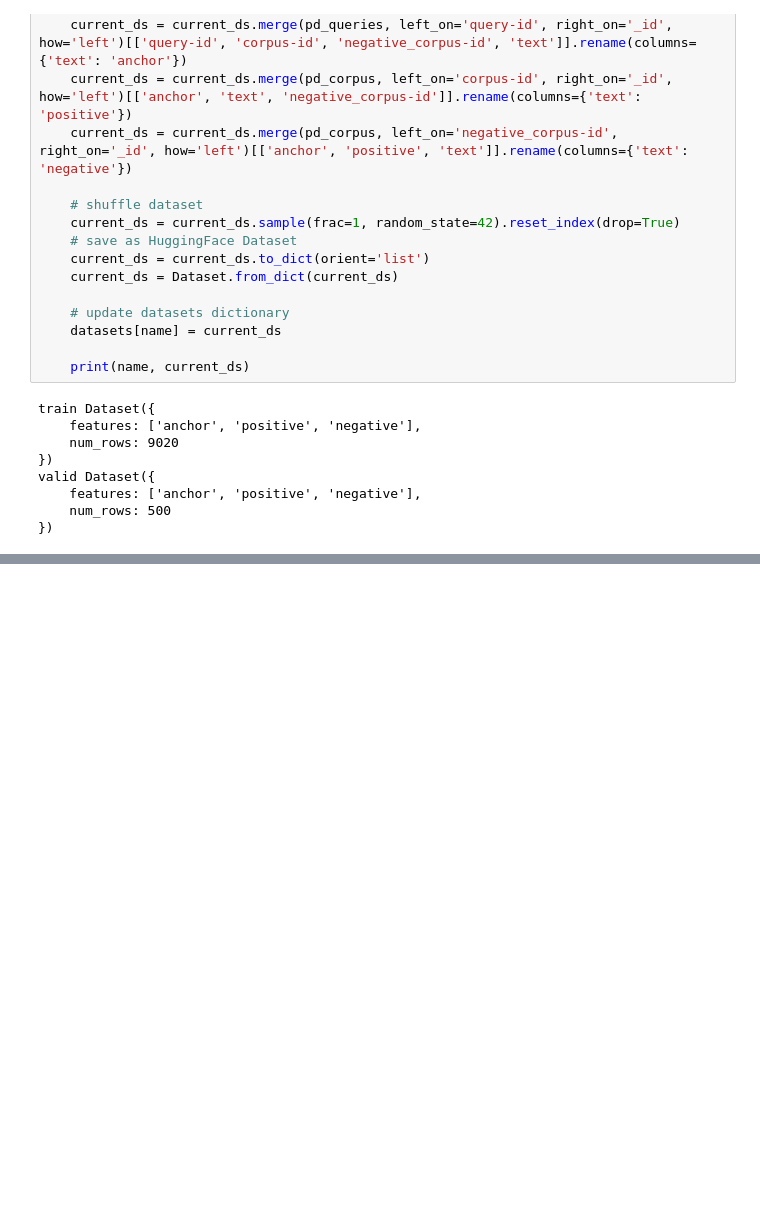
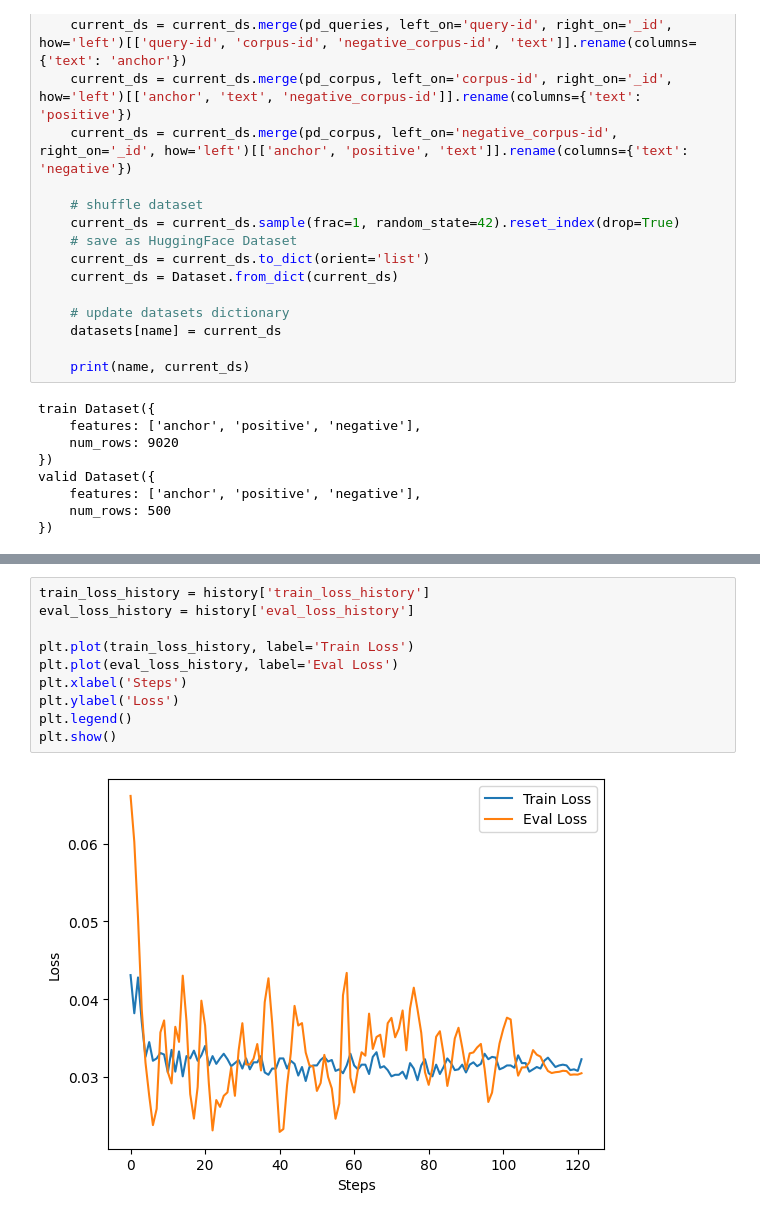
Before and after one commit to Fullitu/Basic-Code-Search, a Jupyter notebook: report.ipynb, the cells around one changed output, grey strips where cells are left out. Drawn from its saved outputs; the diff is of its cells as text; blank space fills up the shorter version.

```diff
--- a/report.ipynb
+++ b/report.ipynb
@@ -371,3 +444,15 @@ fine_tuned_model.train(
+# %%
+train_loss_history = history['train_loss_history']
+eval_loss_history = history['eval_loss_history']
+
+plt.plot(train_loss_history, label='Train Loss')
+plt.plot(eval_loss_history, label='Eval Loss')
+plt.xlabel('Steps')
+plt.ylabel('Loss')
+plt.legend()
+plt.show()
+# %% [output]
+[figure, added]
 # %%
 search_engine = SearchEngine(embedding_model=fine_tuned_model, collection_name="basic_search_db", top_k=10)
 
```
Also changed, not shown: parts of 29 cells of this notebook, 3 other files.
